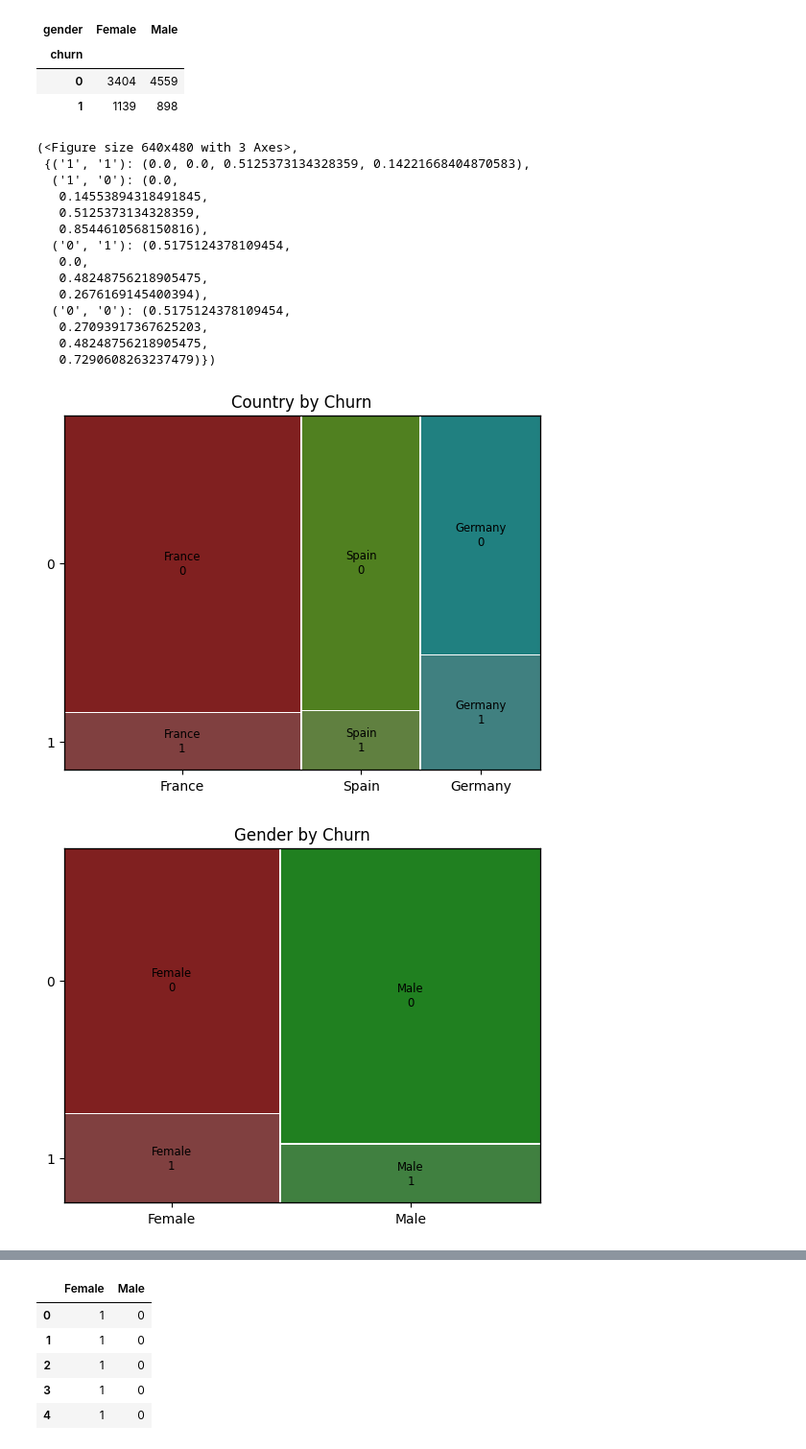
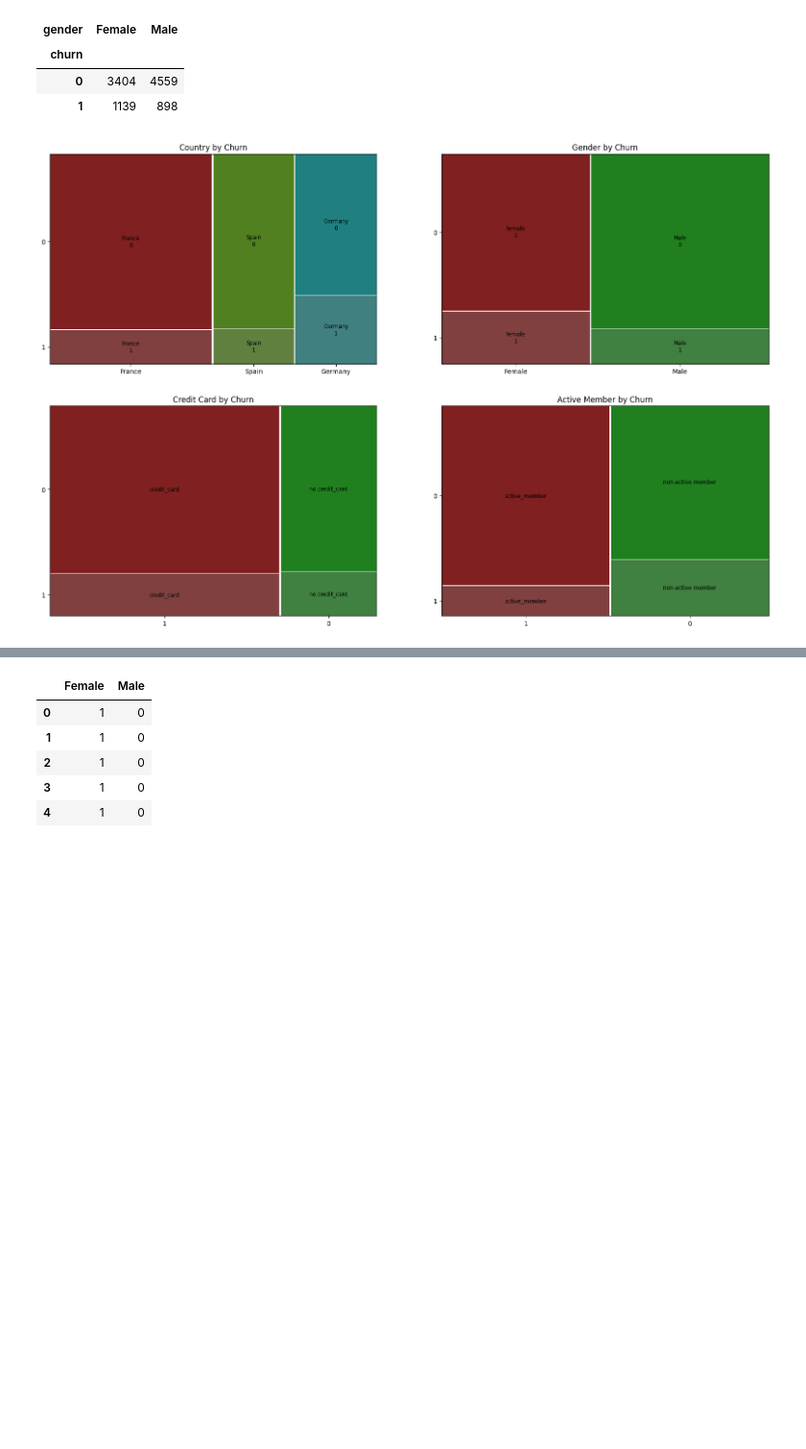
Before and after one commit to mmwitters/CDA_Project, a Jupyter notebook: Final Project.ipynb, the cells around one changed output, grey strips where cells are left out. Shown at 96% size. Drawn from its saved outputs; the diff is of its cells as text; code cells hidden in the pictures; blank space fills up the shorter version.

Commit message:
Adjusted axes for mosaic plots

```diff
--- a/Final Project.ipynb
+++ b/Final Project.ipynb
@@ -236,26 +235,19 @@ crosstable
 | 0 | 3404 | 4559 |
 | 1 | 1139 | 898 |
 # %%
-mosaic(data, ['country', 'churn'], title="Country by Churn")
-mosaic(data, ['gender', 'churn'], title="Gender by Churn")
+fig = plt.figure(figsize=(20,20))
+ax1 = plt.subplot(3,2,1)
+
+mosaic(data, ['country', 'churn'], title="Country by Churn", ax=ax1)
+ax2 = plt.subplot(3,2,2)
+
+mosaic(data, ['gender', 'churn'], title="Gender by Churn", ax=ax2)
+ax3 = plt.subplot(3,2,3)
 labelizer = lambda k: {('0','0'): 'no credit_card', ('0','1'): 'no credit_card', ('1','0'): 'credit_card',('1','1'): 'credit_card'}[k]
-mosaic(data, ['credit_card', 'churn'], labelizer =labelizer, title="Credit Card by Churn")
+mosaic(data, ['credit_card', 'churn'], labelizer =labelizer, title="Credit Card by Churn", ax=ax3)
+ax4 = plt.subplot(3,2,4)
 labels = lambda k: {('0','0'): 'non-active member', ('0','1'): 'non-active member', ('1','0'): 'active_member',('1','1'): 'active_member'}[k]
-mosaic(data, ['active_member', 'churn'], labelizer=labels, title="Active Member by Churn")
+mosaic(data, ['active_member', 'churn'], labelizer=labels, title="Active Member by Churn", ax=ax4)
+plt.show()
 # %% [output]
-(<Figure size 640x480 with 3 Axes>,
- {('1', '1'): (0.0, 0.0, 0.5125373134328359, 0.14221668404870583),
-  ('1', '0'): (0.0,
-   0.14553894318491845,
-   0.5125373134328359,
-   0.8544610568150816),
-  ('0', '1'): (0.5175124378109454,
-   0.0,
-   0.48248756218905475,
-   0.2676169145400394),
-  ('0', '0'): (0.5175124378109454,
-   0.27093917367625203,
-   0.48248756218905475,
-   0.7290608263237479)})
-[figure, old version]
+[figure, new version]
-[figure, removed]
```
Also changed, not shown: parts of 2 cells of this notebook.
